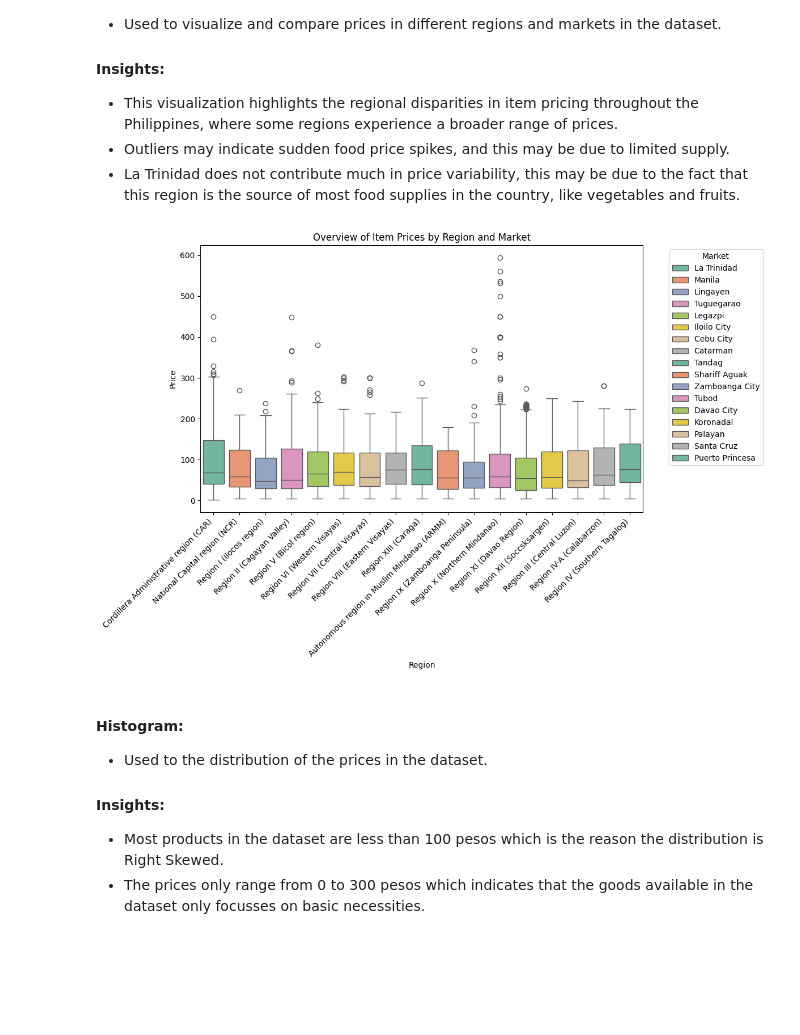
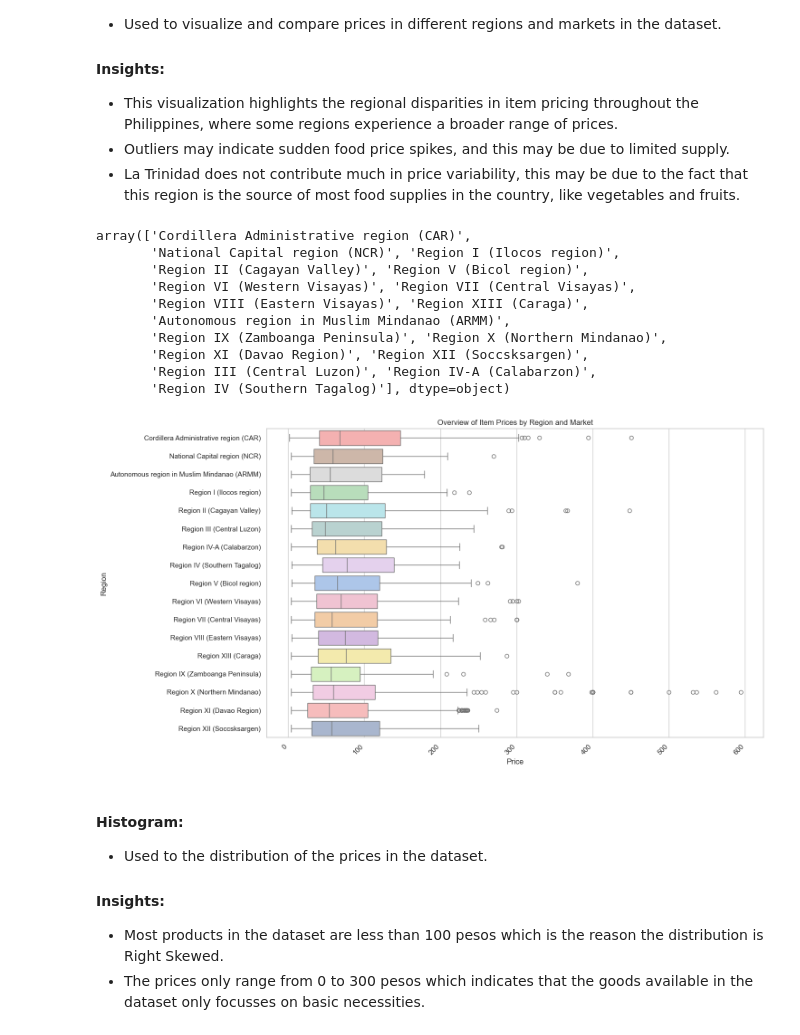
Before and after one commit to KyleZrey/PH-Food-Prices-Analysis, a Jupyter notebook: prelim_data_analysis.ipynb, the cells around one changed output. Saved outputs shown, nothing was run; the diff lists cells and outputs as text; code cells hidden in the pictures; blank space fills up the shorter version.

Commit message:
fixed some data visualization

```diff
--- a/prelim_data_analysis.ipynb
+++ b/prelim_data_analysis.ipynb
@@ -390,7 +390,8 @@ colors = [
     '#a3b4d4',  # navy
     '#b5d6d3',  # teal
     '#ffe3a1',  # gold
-    '#e6ccf2'   # violet
+    '#e6ccf2',  # purple
+    '#A992D8'   # dark purple
 ]
 
 # Plotting
@@ -439,31 +440,65 @@ plt.show()
 - This visualization highlights the regional disparities in item pricing throughout the Philippines, where some regions experience a broader range of prices.
 - Outliers may indicate sudden food price spikes, and this may be due to limited supply.
 - La Trinidad does not contribute much in price variability, this may be due to the fact that this region is the source of most food supplies in the country, like vegetables and fruits.
+# %%
+clean_pfp['Region'].unique()
+# %% [output]
+array(['Cordillera Administrative region (CAR)',
+       'National Capital region (NCR)', 'Region I (Ilocos region)',
+       'Region II (Cagayan Valley)', 'Region V (Bicol region)',
+       'Region VI (Western Visayas)', 'Region VII (Central Visayas)',
+       'Region VIII (Eastern Visayas)', 'Region XIII (Caraga)',
+       'Autonomous region in Muslim Mindanao (ARMM)',
+       'Region IX (Zamboanga Peninsula)', 'Region X (Northern Mindanao)',
+       'Region XI (Davao Region)', 'Region XII (Soccsksargen)',
+       'Region III (Central Luzon)', 'Region IV-A (Calabarzon)',
+       'Region IV (Southern Tagalog)'], dtype=object)
 # %%
+# Define the desired order of regions
+region_order = [
+    'Cordillera Administrative region (CAR)',
+    'National Capital region (NCR)',
+    'Autonomous region in Muslim Mindanao (ARMM)',
+    'Region I (Ilocos region)',
+    'Region II (Cagayan Valley)',
+    'Region III (Central Luzon)',
+    'Region IV-A (Calabarzon)',
+    'Region IV (Southern Tagalog)',
+    'Region V (Bicol region)',
+    'Region VI (Western Visayas)',
+    'Region VII (Central Visayas)',
+    'Region VIII (Eastern Visayas)',
+    'Region XIII (Caraga)',
+    'Region IX (Zamboanga Peninsula)',
+    'Region X (Northern Mindanao)',
+    'Region XI (Davao Region)',
+    'Region XII (Soccsksargen)'
+    ]
+
 # Set up the plot
-plt.figure(figsize=(12, 8))
+plt.figure(figsize=(15, 8))
 
 # Create a boxplot with seaborn
 sns.boxplot(
     data=clean_pfp,
-    x='Region',  # Region
-    y='Price',  # Price
-    hue='Market Name',  # Market (different colors)
-    palette='Set2'
+    x='Price',
+    y='Region',
+    hue='Region',
+    palette=colors,
+    order=region_order
 )
 
 # Customize the plot
 plt.title('Overview of Item Prices by Region and Market')
-plt.xlabel('Region')
-plt.ylabel('Price')
+#plt.xlabel('Region')
+plt.xlabel('Price')
 plt.xticks(rotation=45, ha='right')
-plt.legend(title='Market', bbox_to_anchor=(1.05, 1), loc='upper left')
 plt.tight_layout()
 
 # Display the plot
 plt.show()
 # %% [output]
-[figure, old version]
+[figure, new version]
 # %% [markdown]
 #### Histogram:
 - Used to the distribution of the prices in the dataset.
```
Also changed, not shown: parts of 7 cells of this notebook.
